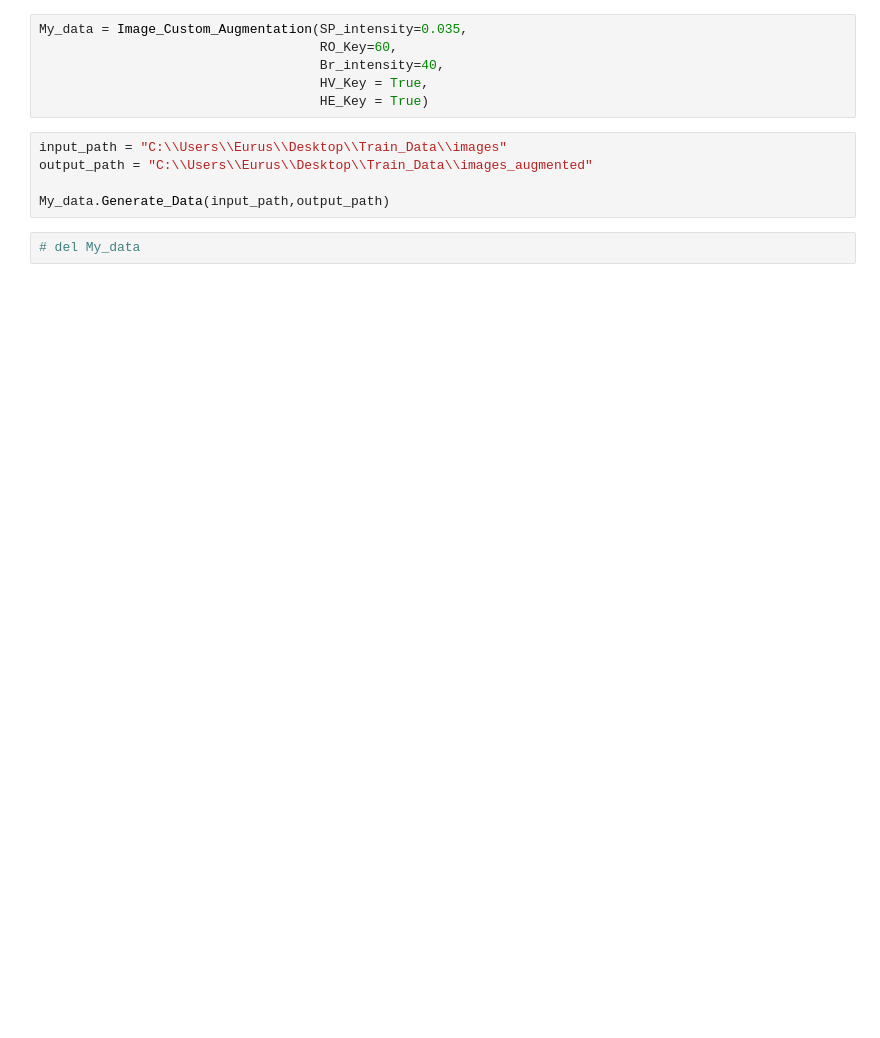
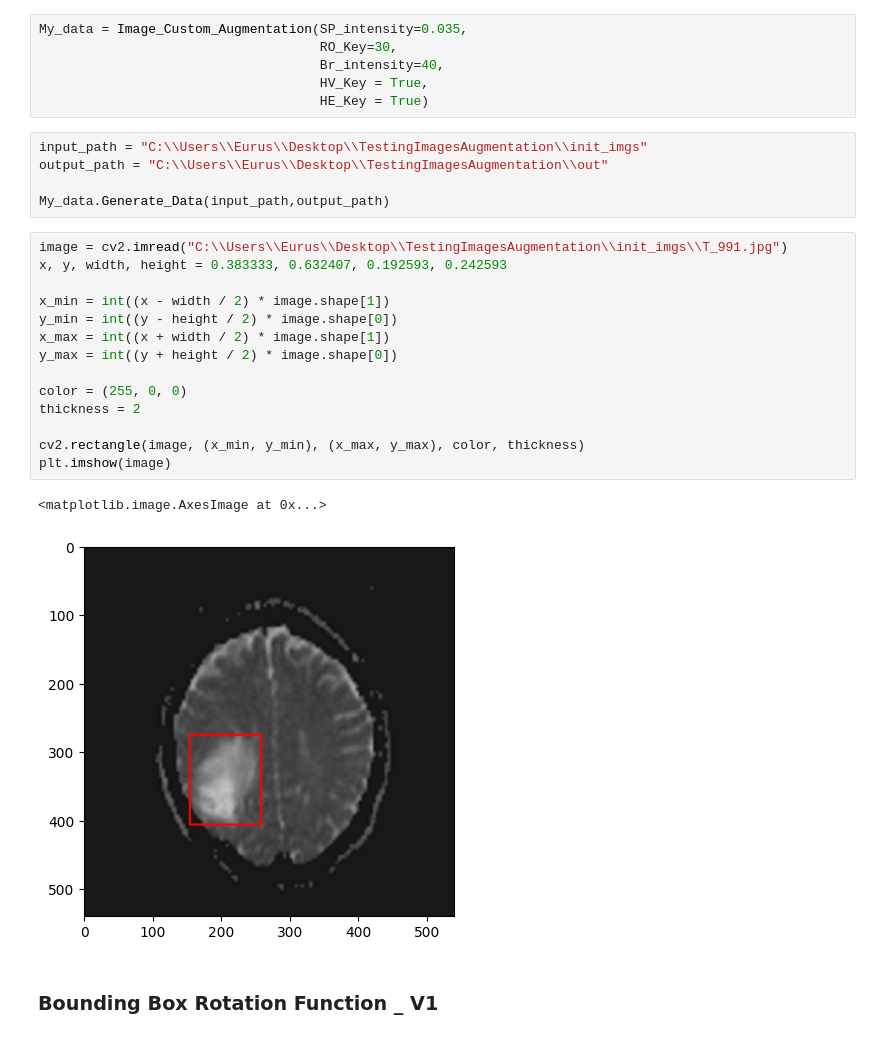
Before and after one commit to MHosseinHashemi/NBML_BrTD, a Jupyter notebook: Data Augmentation.ipynb, the cells around one changed output. Drawn from its saved outputs; the diff is of its cells as text; blank space fills up the shorter version.

Commit message:
Bounding Box Augmentation in Progress

```diff
--- a/Data Augmentation.ipynb
+++ b/Data Augmentation.ipynb
@@ -151,13 +180,30 @@ class Image_Custom_Augmentation:
 # %%
 My_data = Image_Custom_Augmentation(SP_intensity=0.035,
-                                    RO_Key=60,
+                                    RO_Key=30,
                                     Br_intensity=40,
                                     HV_Key = True,
                                     HE_Key = True)
 # %%
-input_path = "C:\\Users\\Eurus\\Desktop\\Train_Data\\images"
-output_path = "C:\\Users\\Eurus\\Desktop\\Train_Data\\images_augmented"
+input_path = "C:\\Users\\Eurus\\Desktop\\TestingImagesAugmentation\\init_imgs"
+output_path = "C:\\Users\\Eurus\\Desktop\\TestingImagesAugmentation\\out"
 
 My_data.Generate_Data(input_path,output_path)
-# %%
-# del My_data
+# %%
+image = cv2.imread("C:\\Users\\Eurus\\Desktop\\TestingImagesAugmentation\\init_imgs\\T_991.jpg")
+x, y, width, height = 0.383333, 0.632407, 0.192593, 0.242593
+
+x_min = int((x - width / 2) * image.shape[1])
+y_min = int((y - height / 2) * image.shape[0])
+x_max = int((x + width / 2) * image.shape[1])
+y_max = int((y + height / 2) * image.shape[0])
+
+color = (255, 0, 0)
+thickness = 2
+
+cv2.rectangle(image, (x_min, y_min), (x_max, y_max), color, thickness)
+plt.imshow(image)
+# %% [output]
+<matplotlib.image.AxesImage at 0x...>
+[figure, added]
+# %% [markdown]
+### Bounding Box Rotation Function _ V1
```
Also changed, not shown: parts of 8 cells of this notebook.
